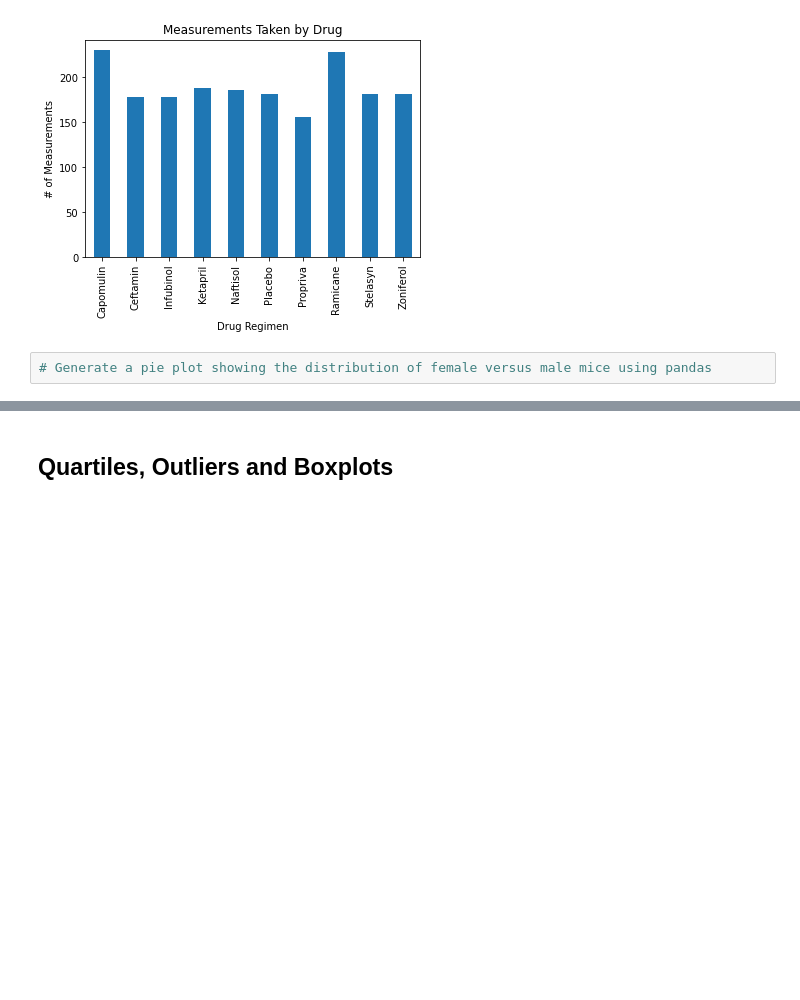
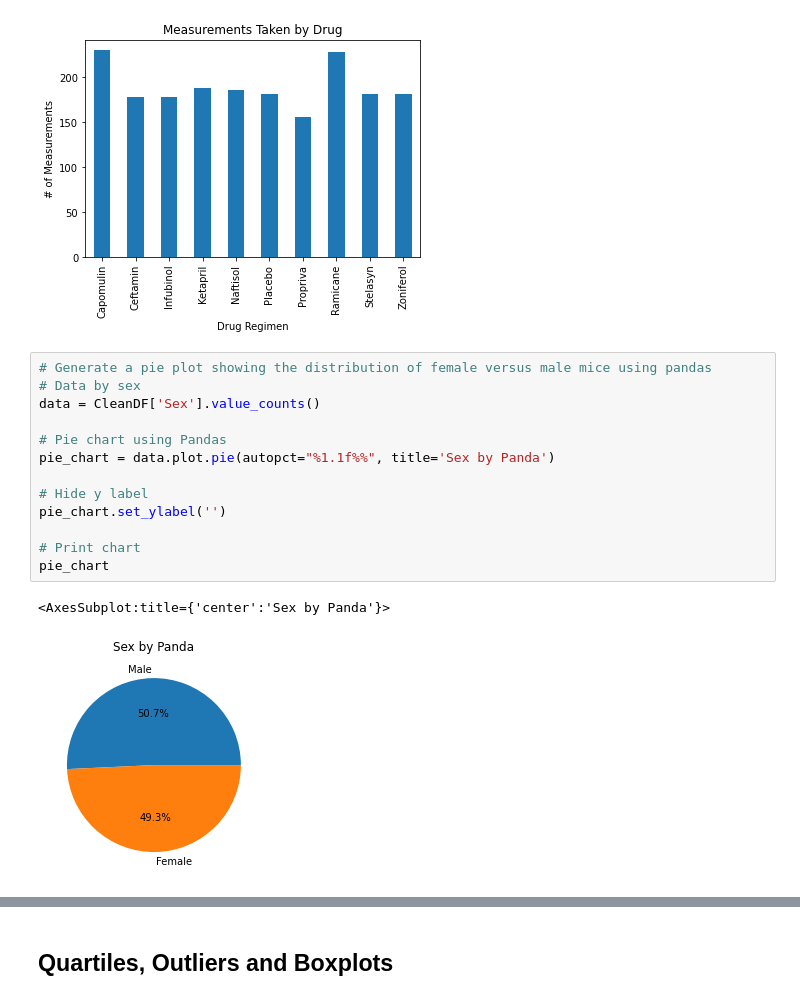
Before and after one commit to HollyHeredia/MatPlotLib-Challenge, a Jupyter notebook: pymaceuticals_starter.ipynb, the cells around one changed output, grey strips where cells are left out. Saved outputs shown, nothing was run; the diff lists cells and outputs as text; blank space fills up the shorter version.

```diff
--- a/pymaceuticals_starter.ipynb
+++ b/pymaceuticals_starter.ipynb
@@ -162,5 +162,19 @@ plt.show()
 [figure]
 # %%
 # Generate a pie plot showing the distribution of female versus male mice using pandas
+# Data by sex
+data = CleanDF['Sex'].value_counts()
+
+# Pie chart using Pandas
+pie_chart = data.plot.pie(autopct="%1.1f%%", title='Sex by Panda')
+
+# Hide y label
+pie_chart.set_ylabel('')
+
+# Print chart
+pie_chart
+# %% [output]
+<AxesSubplot:title={'center':'Sex by Panda'}>
+[figure, added]
 # %%
 # Generate a pie plot showing the distribution of female versus male mice using pyplot
```
Also changed, not shown: parts of 13 cells of this notebook.
